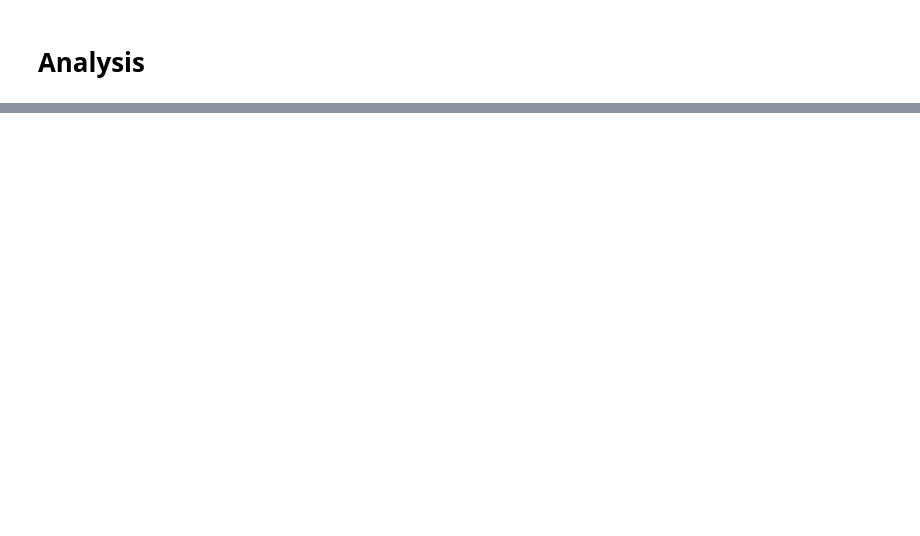
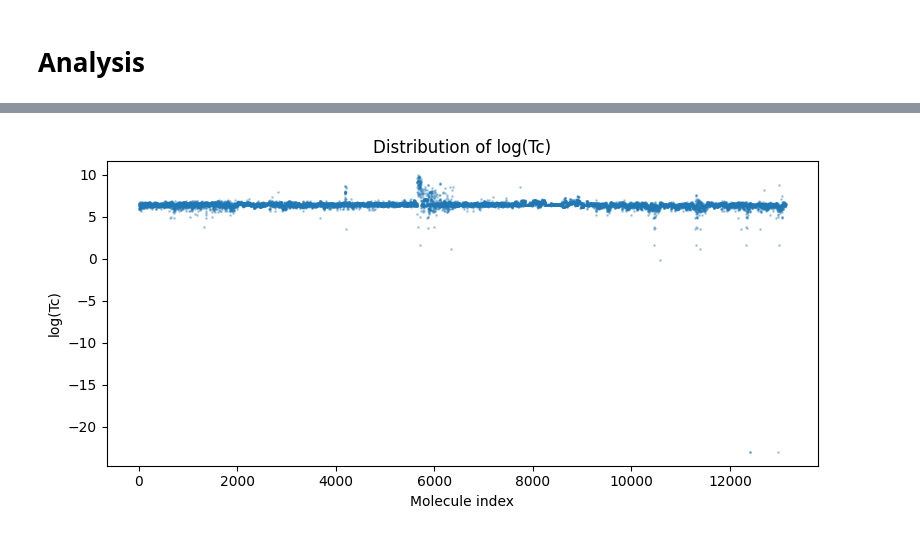
Before and after one commit to trvslhlt/ift_6390_machine_learning, a Jupyter notebook: assignments/assignment_2/analysis.ipynb, the cells around one changed output, grey strips where cells are left out. Cells and saved outputs as stored; diff of their text form; code cells hidden in the pictures; blank space fills up the shorter version.

```diff
--- a/assignments/assignment_2/analysis.ipynb
+++ b/assignments/assignment_2/analysis.ipynb
@@ -2,0 +94,13 @@
+# %%
+df = smiles_df
+log_tc = np.log(np.clip(df["target"], a_min=1e-10, a_max=None))
+
+fig, ax = plt.subplots(figsize=(8, 4))
+ax.scatter(range(len(log_tc)), log_tc, s=1, alpha=0.3)
+ax.set_xlabel("Molecule index")
+ax.set_ylabel("log(Tc)")
+ax.set_title("Distribution of log(Tc)")
+plt.tight_layout()
+plt.show()
+# %% [output]
+[figure, added]
```
Also changed, not shown: parts of 10 cells of this notebook, 7 other files.
